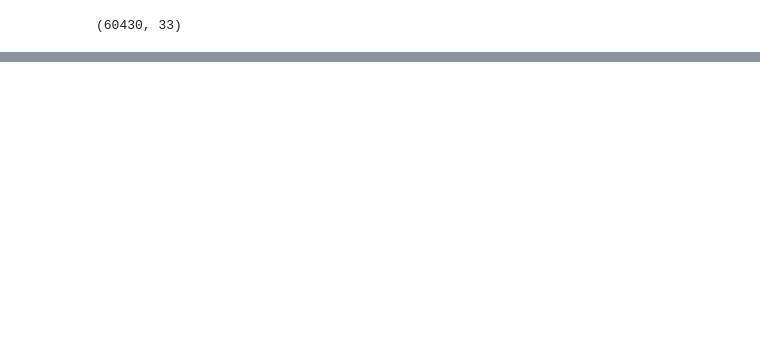
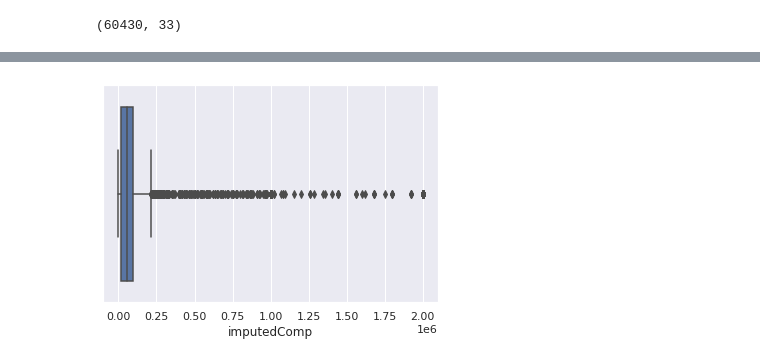
Before and after one commit to SolanaO/Developers_Survey_Analysis, a Jupyter notebook: stackBlogQuestion2.ipynb, the cells around one changed output, grey strips where cells are left out. Drawn from its saved outputs; the diff is of its cells as text; code cells hidden in the pictures; blank space fills up the shorter version.

```diff
--- a/stackBlogQuestion2.ipynb
+++ b/stackBlogQuestion2.ipynb
@@ -64,0 +146,4 @@ df1.shape
+# %%
+sns.boxplot(data=df2_data, x='imputedComp');
+# %% [output]
+[figure, added]
```
Also changed, not shown: parts of 14 cells of this notebook, 4 other files.
